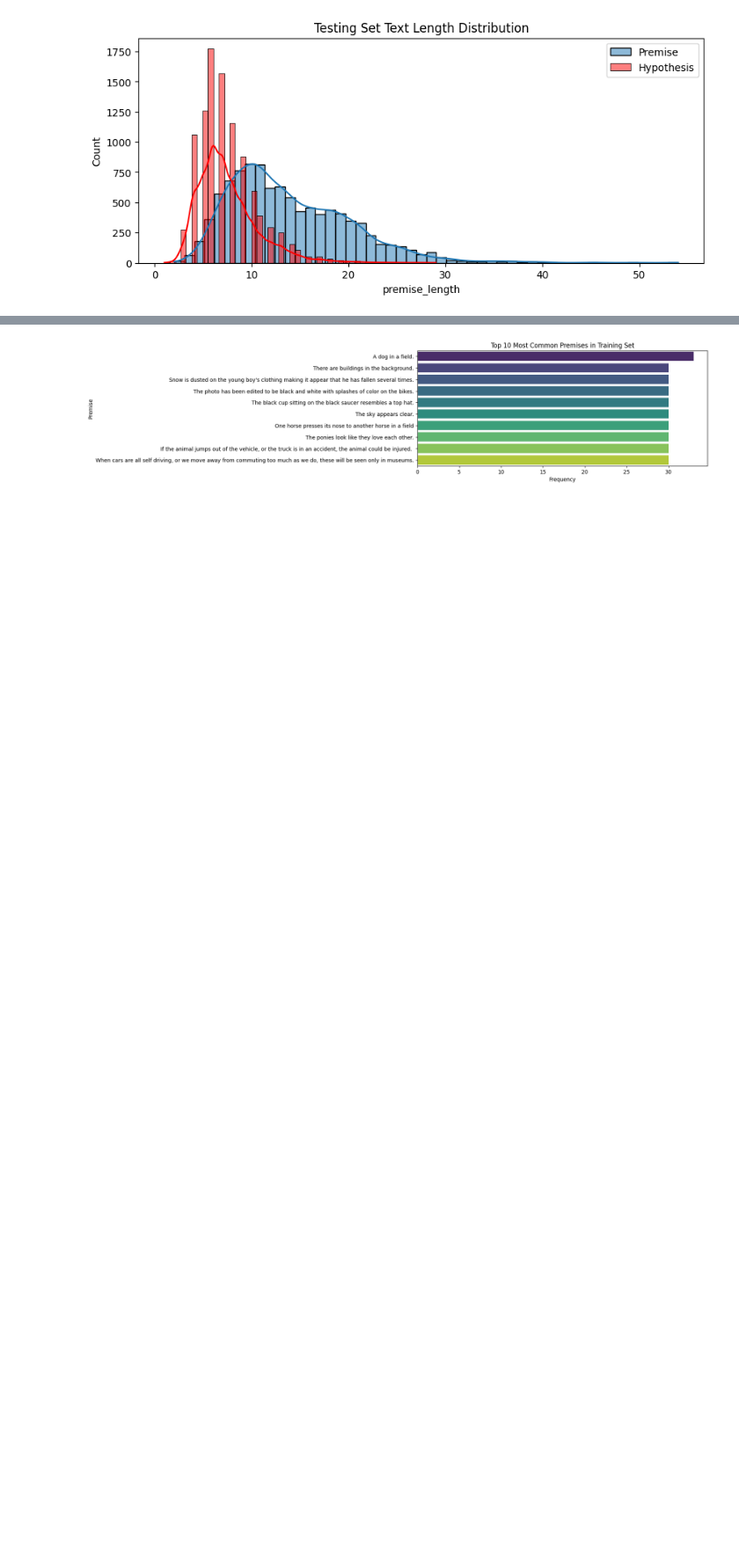
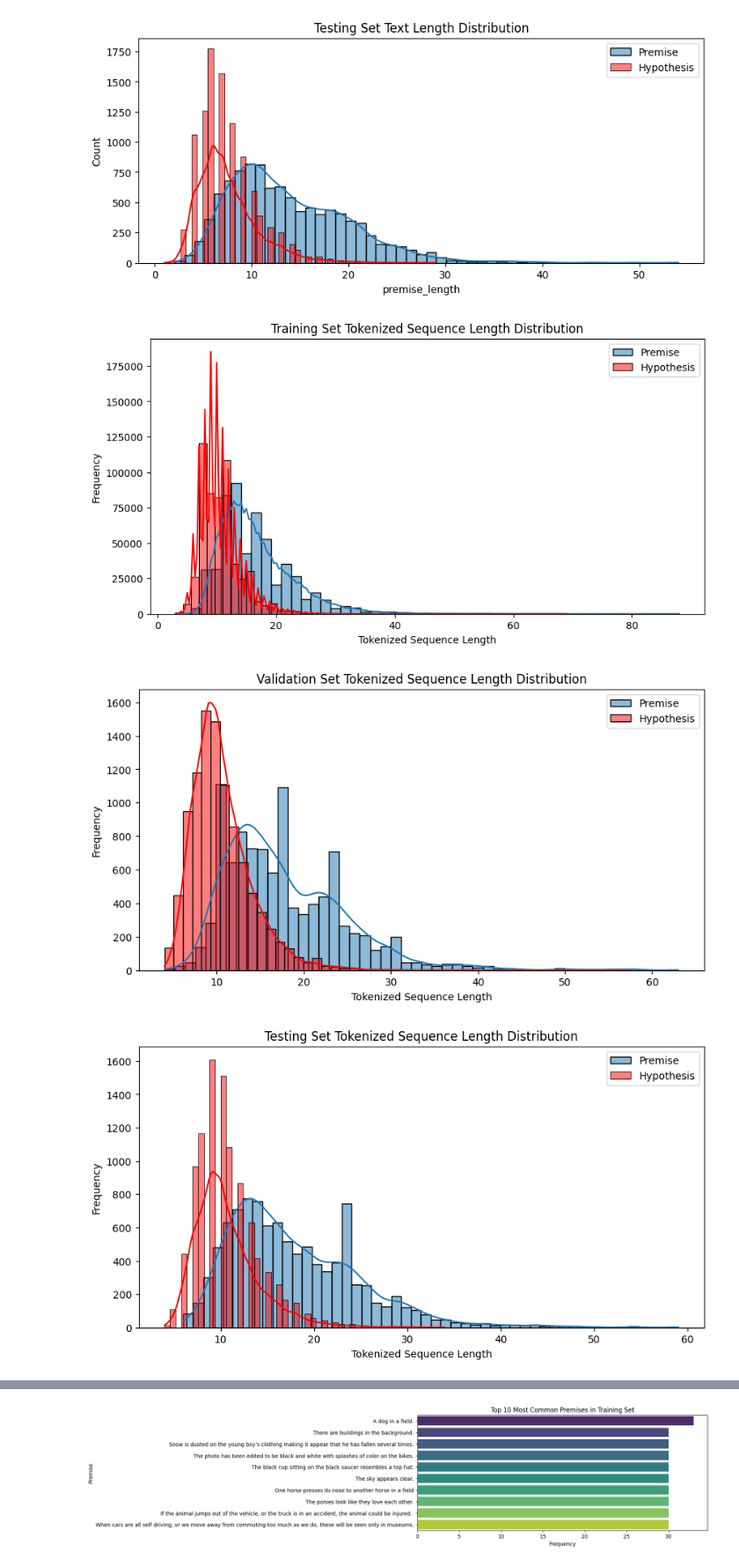
Before and after one commit to ajinkyanande/MoE-Contradiction-Detector, a Jupyter notebook: notebooks/eda.ipynb, the cells around one changed output, grey strips where cells are left out. Shown at 88% size. Cells and saved outputs as stored; diff of their text form; code cells hidden in the pictures; blank space fills up the shorter version.

```diff
--- a/notebooks/eda.ipynb
+++ b/notebooks/eda.ipynb
@@ -87,6 +88,31 @@ plot_text_length_distribution(df_test, "Testing Set Text Length Distribution")
 [figure]
 [figure]
 [figure]
+# %%
+def plot_tokenized_sequence_length_distribution(df, title):
+    # Load tokenizer
+    tokenizer = AutoTokenizer.from_pretrained("microsoft/MiniLM-L12-H384-uncased")
+
+    # Tokenize without padding to get the true sequence lengths
+    df["premise_tokenized_length"] = df["premise"].apply(lambda x: len(tokenizer(x, padding=False, truncation=False)["input_ids"]))
+    df["hypothesis_tokenized_length"] = df["hypothesis"].apply(lambda x: len(tokenizer(x, padding=False, truncation=False)["input_ids"]))
+
+    plt.figure(figsize=(10, 5))
+    sns.histplot(df["premise_tokenized_length"], bins=50, kde=True, label="Premise")
+    sns.histplot(df["hypothesis_tokenized_length"], bins=50, kde=True, label="Hypothesis", color="red")
+    plt.legend()
+    plt.xlabel("Tokenized Sequence Length")
+    plt.ylabel("Frequency")
+    plt.title(title)
+    plt.show()
+
+plot_tokenized_sequence_length_distribution(df_train, "Training Set Tokenized Sequence Length Distribution")
+plot_tokenized_sequence_length_distribution(df_val, "Validation Set Tokenized Sequence Length Distribution")
+plot_tokenized_sequence_length_distribution(df_test, "Testing Set Tokenized Sequence Length Distribution")
+# %% [output]
+[figure, added]
+[figure, added]
+[figure, added]
 # %%
 def plot_unique_premise_ratio(df, title):
     unique_premises = df["premise"].nunique()
```
Also changed, not shown: parts of 1 cell of this notebook, 3 other files.
